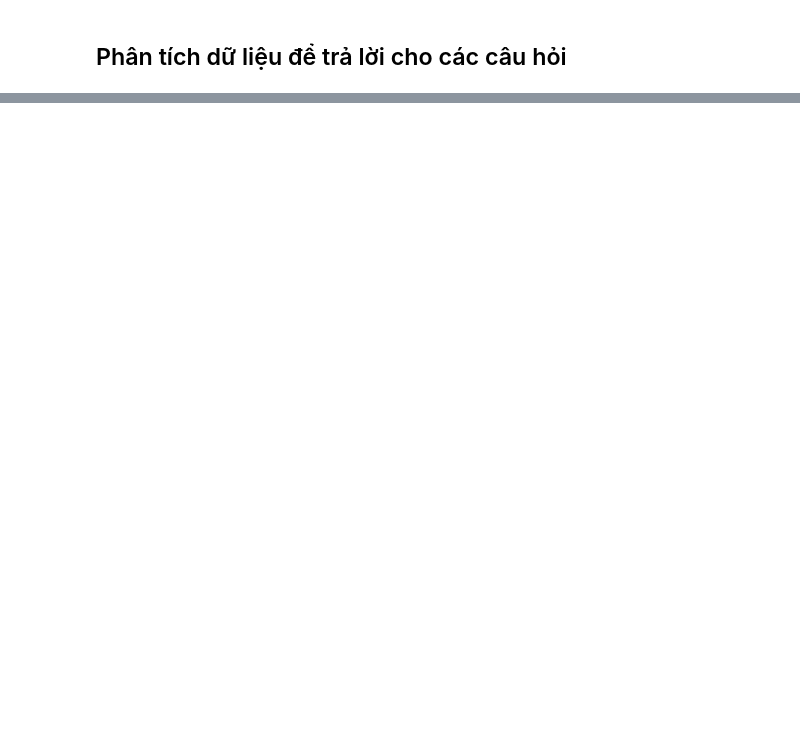
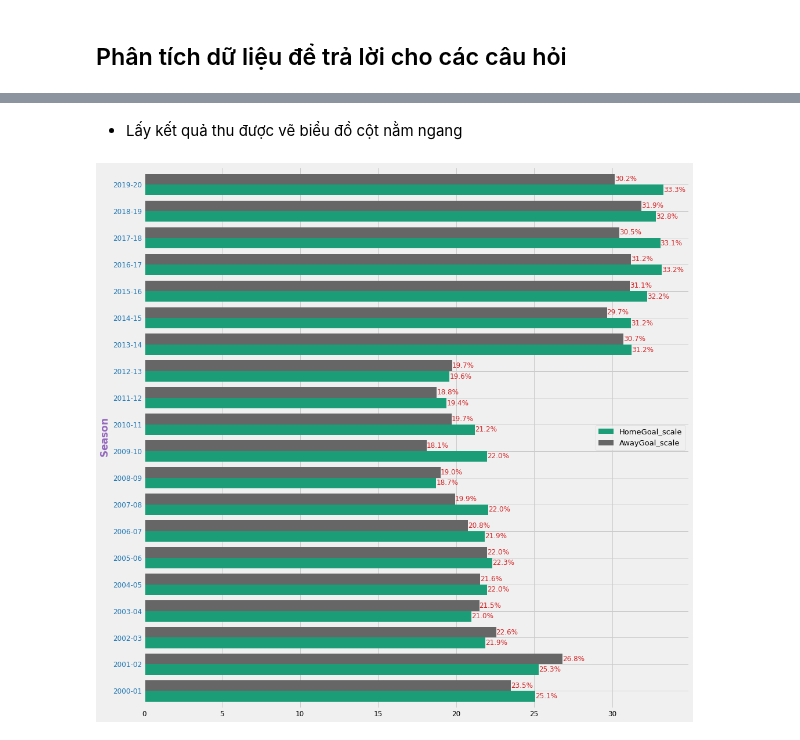
Before and after one commit to chopcolate/DataPrograming, a Jupyter notebook: 19127630.ipynb, the cells around one changed output, grey strips where cells are left out. Cells and saved outputs as stored; diff of their text form; code cells hidden in the pictures; blank space fills up the shorter version.

```diff
--- a/19127630.ipynb
+++ b/19127630.ipynb
@@ -159,0 +244,4 @@ results_df[results_df.index>2824]
+# %%
+awayShot=results_df.groupby('Season')['AS'].sum()
+awayShotTarget=results_df.groupby('Season')['AST'].sum()
+awayGoal=results_df.groupby('Season')['FTAG'].sum()
@@ -159,0 +251,7 @@ results_df[results_df.index>2824]
+# %%
+homeShotTarget_scale=(homeShotTarget/homeShot)*100
+homeShotTarget_scale.name='HomeShotTarget_scale'
+
+awayShotTarget_scale=(awayShotTarget/awayShot)*100
+awayShotTarget_scale.name='AwayShotTarget_scale'
+shot_target_scale = pd.concat([homeShotTarget_scale, awayShotTarget_scale], axis=1)
@@ -159,0 +260,5 @@ results_df[results_df.index>2824]
+# %%
+ax=shot_target_scale.plot(kind='barh',align='center',width=0.7,fontsize=12,figsize=(15,15),colormap='tab20b')
+plt.legend(fontsize=11)
+for p in ax.containers:
+    ax.bar_label(p, fmt='%.1f%%', label_type='edge',fontsize=10)
@@ -159,0 +272,18 @@ results_df[results_df.index>2824]
+# %%
+homeGoal_scale=(homeGoal/homeShotTarget)*100
+homeGoal_scale.name='HomeGoal_scale'
+
+awayGoal_scale=(awayGoal/awayShotTarget)*100
+awayGoal_scale.name='AwayGoal_scale'
+goal_scale = pd.concat([homeGoal_scale, awayGoal_scale], axis=1)
+# %% [markdown]
+- Lấy kết quả thu được vẽ biểu đồ cột nằm ngang
+# %%
+ax=goal_scale.plot(kind='barh',align='center',width=0.8,fontsize=12,figsize=(15,16),colormap='Dark2')
+plt.yticks(color='tab:blue',fontsize=12)
+plt.legend(fontsize=13,loc='right')
+plt.ylabel(r"$\bf{" + str('Season') + "}$",color='tab:purple')
+for p in ax.containers:
+    ax.bar_label(p, fmt='%.1f%%', label_type='edge',fontsize=12,color='tab:red')
+# %% [output]
+[figure, added]
```
Also changed, not shown: parts of 40 cells of this notebook.
